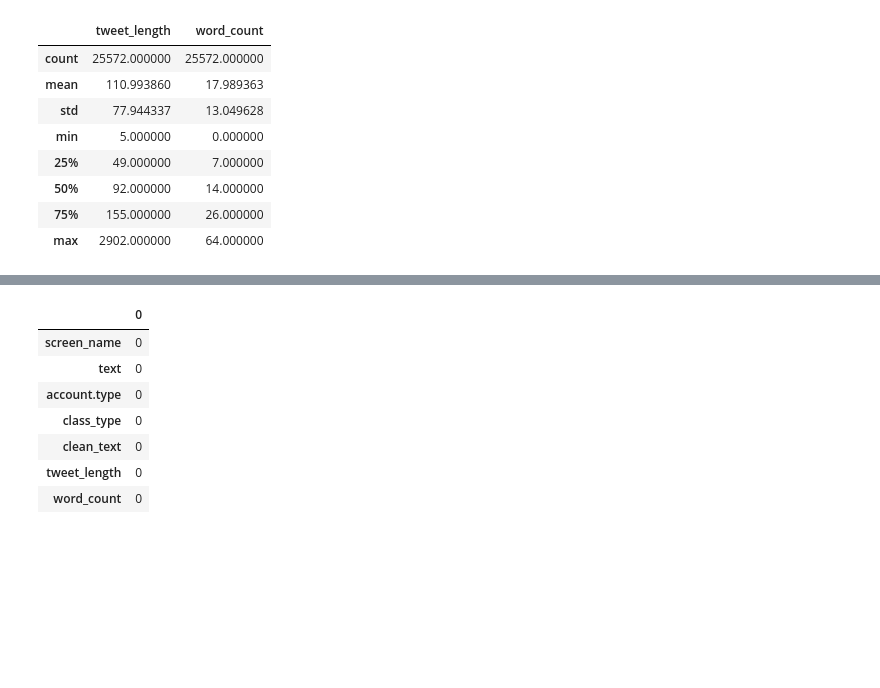
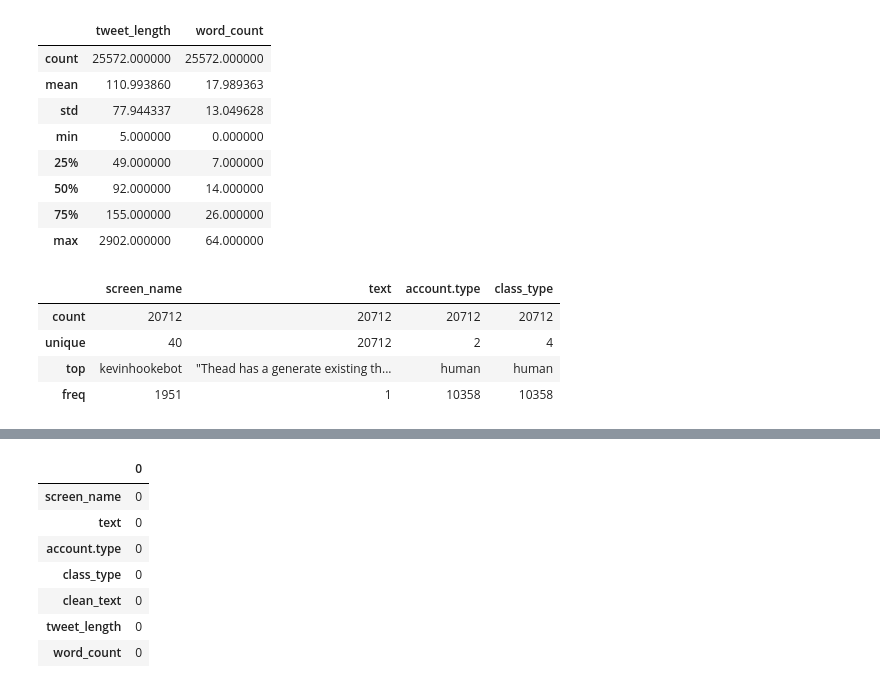
Before and after one commit to hstoklosa/fake-tweets-detection, a Jupyter notebook: eda_new.ipynb, the cells around one changed output, grey strips where cells are left out. Drawn from its saved outputs; the diff is of its cells as text; code cells hidden in the pictures; blank space fills up the shorter version.

```diff
--- a/eda_new.ipynb
+++ b/eda_new.ipynb
@@ -90,3 +90,11 @@ df.describe()
 | 50% | 92.000000 | 14.000000 |
 | 75% | 155.000000 | 26.000000 |
 | max | 2902.000000 | 64.000000 |
+# %%
+train_df.describe()
+# %% [output]
+|  | screen_name | text | account.type | class_type |
+| count | 20712 | 20712 | 20712 | 20712 |
+| unique | 40 | 20712 | 2 | 4 |
+| top | kevinhookebot | "Thead has a generate existing th... | human | human |
+| freq | 1951 | 1 | 10358 | 10358 |
```
Also changed, not shown: parts of 25 cells of this notebook.
